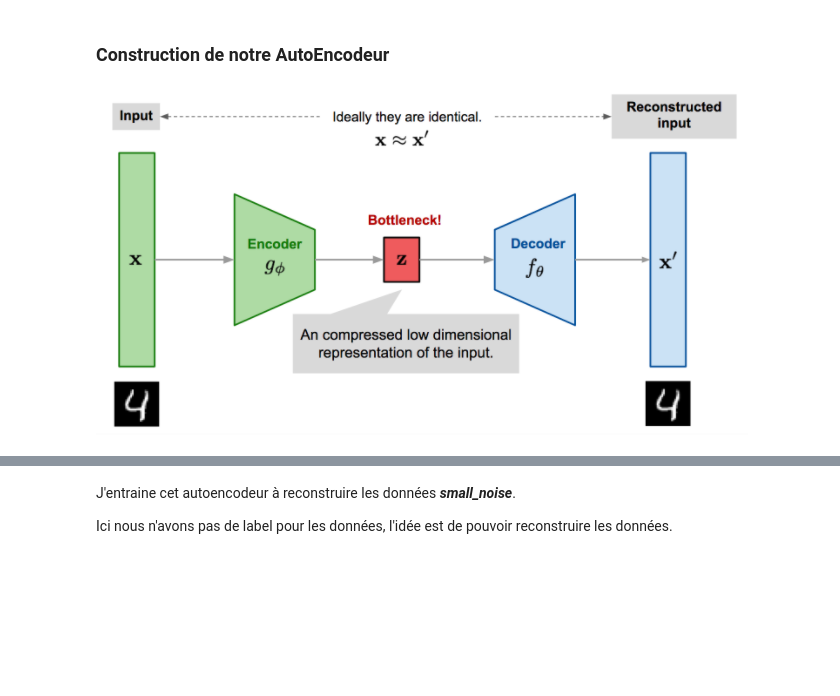
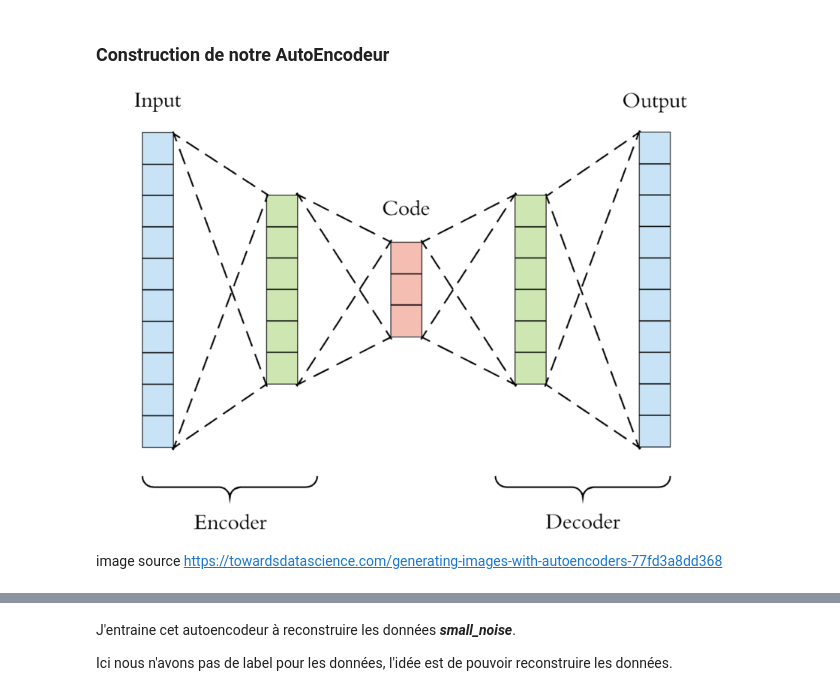
Before and after one commit to cheikh06/Detection_Anomaly, a Jupyter notebook: Anomaly_Detection.ipynb, the cells around one changed output, grey strips where cells are left out. Saved outputs shown, nothing was run; the diff lists cells and outputs as text; code cells hidden in the pictures; blank space fills up the shorter version.

```diff
--- a/Anomaly_Detection.ipynb
+++ b/Anomaly_Detection.ipynb
@@ -103,5 +106,11 @@ seq.size() #La taille de notre séquence, 3744 de séquences d'array de tailles
 torch.Size([3744, 1, 288])
 # %% [markdown]
 ### Construction de notre AutoEncodeur
-# %% [markdown]
-![Capture%20d%E2%80%99e%CC%81cran%202021-01-08%20a%CC%80%2000.47.24.png](attachment:Capture%20d%E2%80%99e%CC%81cran%202021-01-08%20a%CC%80%2000.47.24.png)
+# %%
+from IPython.display import Image
+
+Image(filename = "/Users/cheikhtoure/Desktop/AutoEnco.png", width = 600, height = 300)
+# %% [output]
+[figure, added]
+# %% [markdown]
+image source https://towardsdatascience.com/generating-images-with-autoencoders-77fd3a8dd368
```
Also changed, not shown: parts of 10 cells of this notebook, 1 other file.
